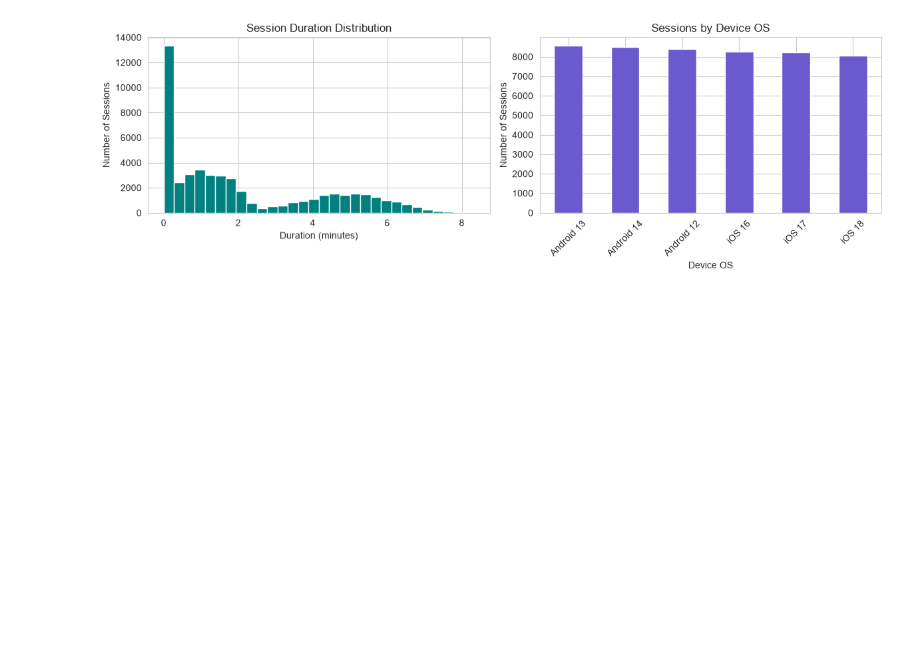
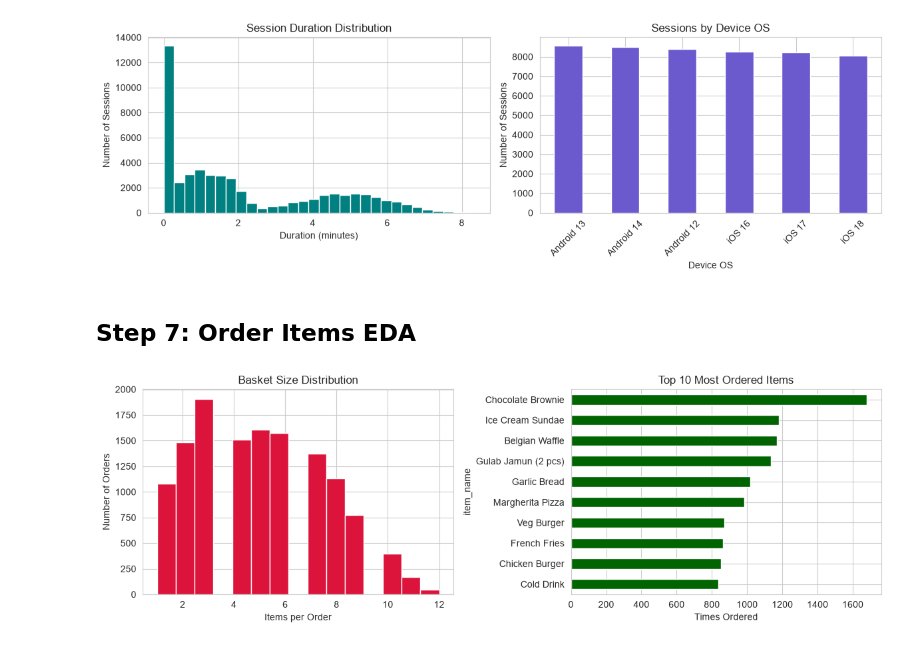
Before and after one commit to Monik17/zomato-funnel-analytics, a Jupyter notebook: notebooks/eda.ipynb, the cells around one changed output. Drawn from its saved outputs; the diff is of its cells as text; code cells hidden in the pictures; blank space fills up the shorter version.

Commit message:
add order items EDA

```diff
--- a/notebooks/eda.ipynb
+++ b/notebooks/eda.ipynb
@@ -413,3 +413,25 @@ plt.tight_layout()
 plt.show()
 # %% [output]
 [figure]
+# %% [markdown]
+## Step 7: Order Items EDA
+# %%
+basket_size = order_items.groupby("order_id")["quantity"].sum()
+
+fig, axes = plt.subplots(1, 2, figsize=(12, 4))
+
+axes[0].hist(basket_size, bins=15, color="crimson", edgecolor="white")
+axes[0].set_title("Basket Size Distribution")
+axes[0].set_xlabel("Items per Order")
+axes[0].set_ylabel("Number of Orders")
+
+top_items = order_items.merge(menu_items[["item_id", "item_name"]], on="item_id")
+top_items["item_name"].value_counts().head(10).plot.barh(ax=axes[1], color="darkgreen")
+axes[1].set_title("Top 10 Most Ordered Items")
+axes[1].set_xlabel("Times Ordered")
+axes[1].invert_yaxis()
+
+plt.tight_layout()
+plt.show()
+# %% [output]
+[figure, added]
```
